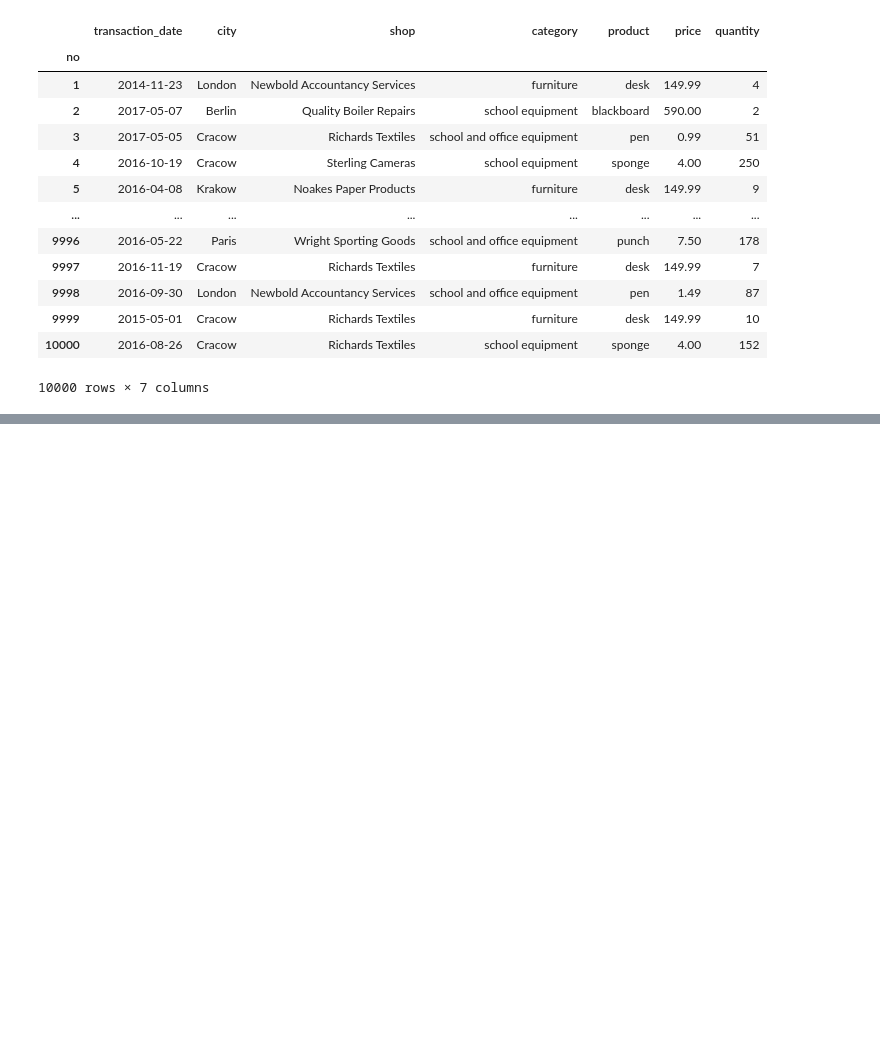
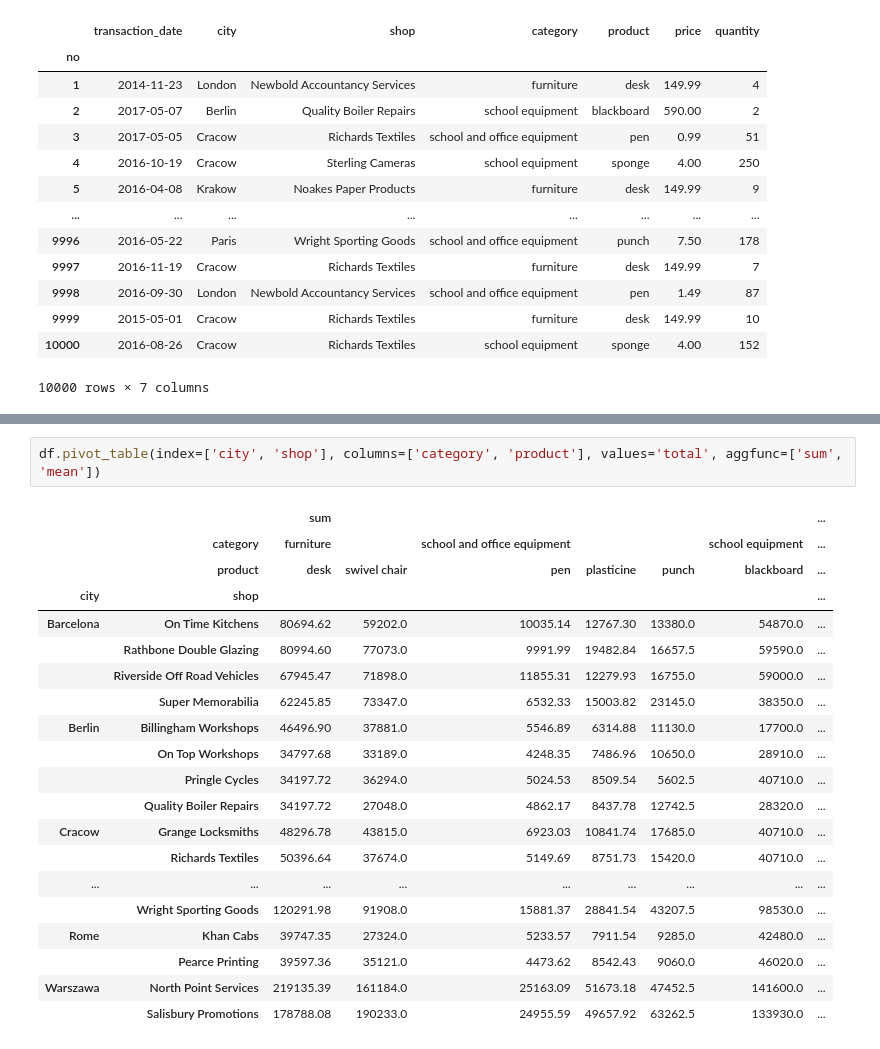
Before and after one commit to piotrgradzinski/dap_20230114, a Jupyter notebook: day_8_pgg/grouping_with_pivot.ipynb, the cells around one changed output, grey strips where cells are left out. Saved outputs shown, nothing was run; the diff lists cells and outputs as text; blank space fills up the shorter version.

```diff
--- a/day_8_pgg/grouping_with_pivot.ipynb
+++ b/day_8_pgg/grouping_with_pivot.ipynb
@@ -21,0 +172,23 @@ df
+# %%
+df.pivot_table(index=['city', 'shop'], columns=['category', 'product'], values='total', aggfunc=['sum', 'mean'])
+# %% [output]
+|  |  | sum |  |  |  |  |  | ... |
+|  | category | furniture |  | school and office equipment |  |  | school equipment | ... |
+|  | product | desk | swivel chair | pen | plasticine | punch | blackboard | ... |
+| city | shop |  |  |  |  |  |  | ... |
+| Barcelona | On Time Kitchens | 80694.62 | 59202.0 | 10035.14 | 12767.30 | 13380.0 | 54870.0 | ... |
+|  | Rathbone Double Glazing | 80994.60 | 77073.0 | 9991.99 | 19482.84 | 16657.5 | 59590.0 | ... |
+|  | Riverside Off Road Vehicles | 67945.47 | 71898.0 | 11855.31 | 12279.93 | 16755.0 | 59000.0 | ... |
+|  | Super Memorabilia | 62245.85 | 73347.0 | 6532.33 | 15003.82 | 23145.0 | 38350.0 | ... |
+| Berlin | Billingham Workshops | 46496.90 | 37881.0 | 5546.89 | 6314.88 | 11130.0 | 17700.0 | ... |
+|  | On Top Workshops | 34797.68 | 33189.0 | 4248.35 | 7486.96 | 10650.0 | 28910.0 | ... |
+|  | Pringle Cycles | 34197.72 | 36294.0 | 5024.53 | 8509.54 | 5602.5 | 40710.0 | ... |
+|  | Quality Boiler Repairs | 34197.72 | 27048.0 | 4862.17 | 8437.78 | 12742.5 | 28320.0 | ... |
+| Cracow | Grange Locksmiths | 48296.78 | 43815.0 | 6923.03 | 10841.74 | 17685.0 | 40710.0 | ... |
+|  | Richards Textiles | 50396.64 | 37674.0 | 5149.69 | 8751.73 | 15420.0 | 40710.0 | ... |
+| ... | ... | ... | ... | ... | ... | ... | ... | ... |
+|  | Wright Sporting Goods | 120291.98 | 91908.0 | 15881.37 | 28841.54 | 43207.5 | 98530.0 | ... |
+| Rome | Khan Cabs | 39747.35 | 27324.0 | 5233.57 | 7911.54 | 9285.0 | 42480.0 | ... |
+|  | Pearce Printing | 39597.36 | 35121.0 | 4473.62 | 8542.43 | 9060.0 | 46020.0 | ... |
+| Warszawa | North Point Services | 219135.39 | 161184.0 | 25163.09 | 51673.18 | 47452.5 | 141600.0 | ... |
+|  | Salisbury Promotions | 178788.08 | 190233.0 | 24955.59 | 49657.92 | 63262.5 | 133930.0 | ... |
```
Also changed, not shown: parts of 31 cells of this notebook.
